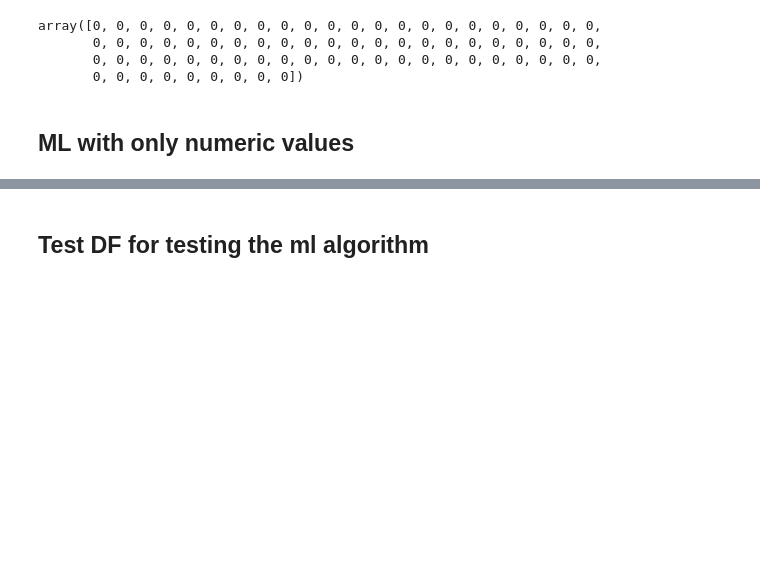
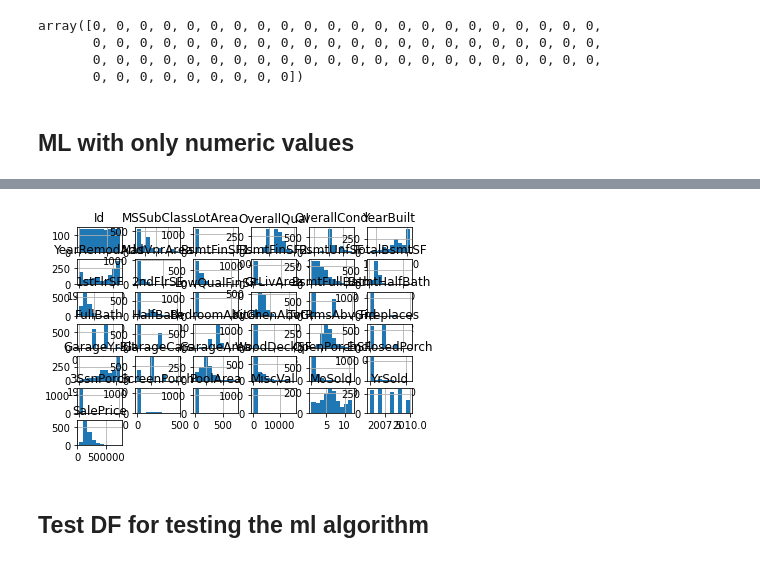
Before and after one commit to jibo16/Ml-practicing-ML-project-dev, a Jupyter notebook: housing-price-prediction-with-ml.ipynb, the cells around one changed output, grey strips where cells are left out. Cells and saved outputs as stored; diff of their text form; code cells hidden in the pictures; blank space fills up the shorter version.

```diff
--- a/housing-price-prediction-with-ml.ipynb
+++ b/housing-price-prediction-with-ml.ipynb
@@ -254,3 +289,8 @@ array([0, 0, 0, 0, 0, 0, 0, 0, 0, 0, 0, 0, 0, 0, 0, 0, 0, 0, 0, 0, 0, 0,
+# %%
+train_df_copy.hist()
+plt.show()
+# %% [output]
+[figure, added]
 # %% [markdown]
 ## Test DF for testing the ml algorithm
 # %%
```
Also changed, not shown: parts of 10 cells of this notebook.
